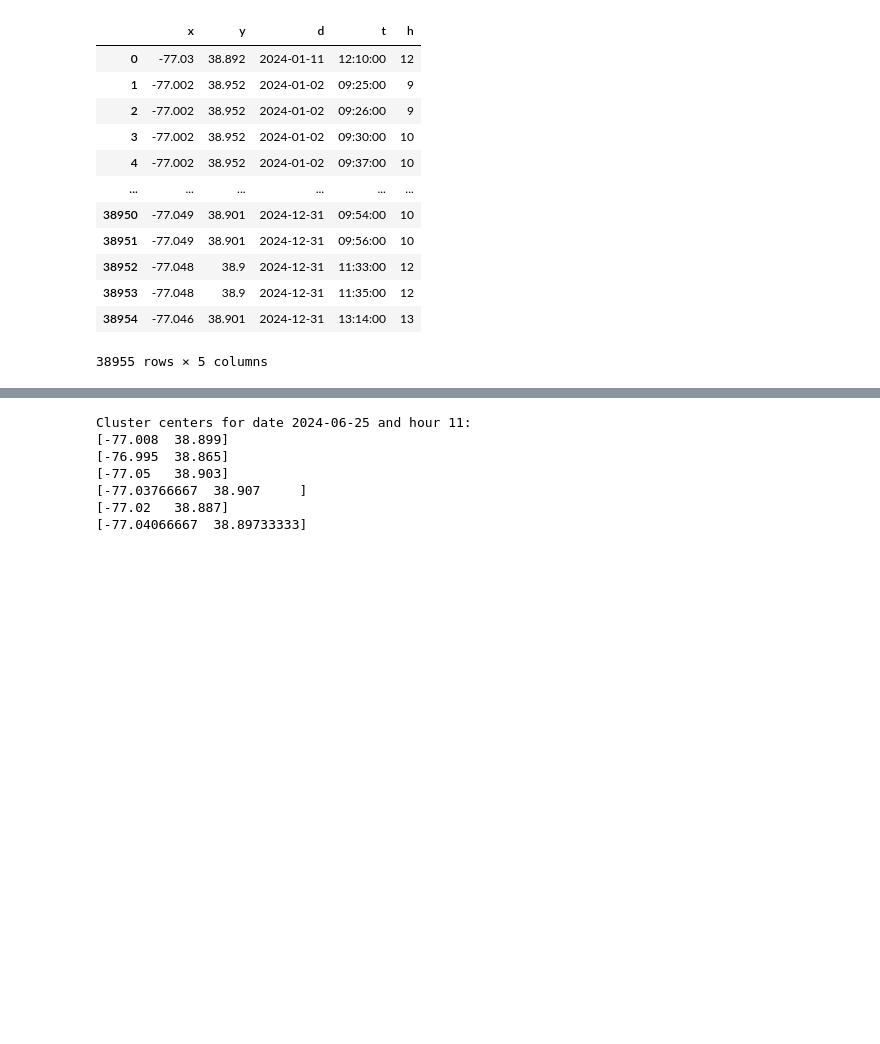
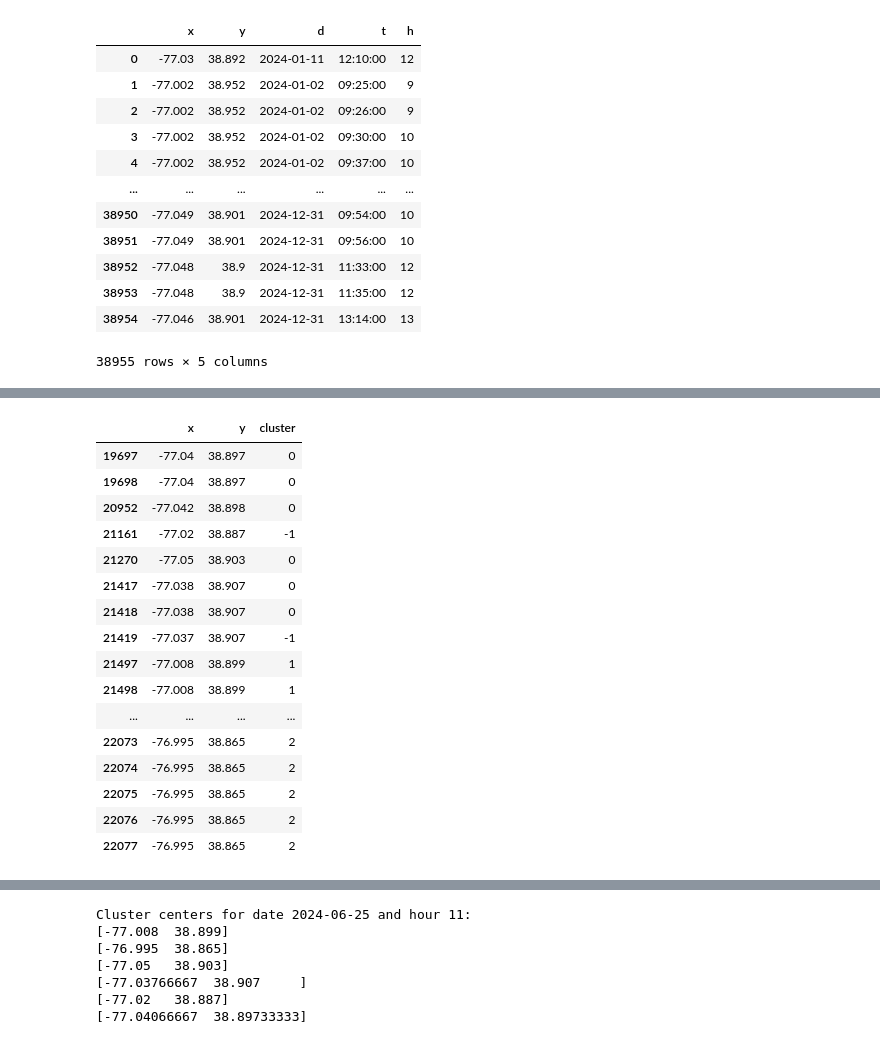
Before and after one commit to reedmarkham/meter-made, a Jupyter notebook: meter_made.ipynb, the cells around one changed output, grey strips where cells are left out. Drawn from its saved outputs; the diff is of its cells as text; code cells hidden in the pictures; blank space fills up the shorter version.

Commit message:
Testing DBSCAN for cluster gen

```diff
--- a/meter_made.ipynb
+++ b/meter_made.ipynb
@@ -351,0 +307,49 @@ Cluster centers for date 2024-06-25 and hour 11:
+# %%
+to_cluster = pd.DataFrame(X_full, columns=['x', 'y', 'd', 't', 'h'])
+# %%
+# prompt: using to_cluster compute DBSCAN clusters in a function that filters to_cluster for given d and h
+
+import pandas as pd
+from sklearn.cluster import DBSCAN
+
+def compute_dbscan_clusters(to_cluster, d, h):
+  """Computes DBSCAN clusters for a given date and hour.
+
+  Args:
+    to_cluster: A pandas DataFrame with columns 'x', 'y', 'd', 't', 'h'.
+    d: The date to filter for.
+    h: The hour to filter for.
+
+  Returns:
+    A pandas DataFrame with columns 'x', 'y', 'cluster', containing the clustered
+    data for the specified date and hour.
+  """
+  filtered_data = to_cluster[(to_cluster['d'] == d) & (to_cluster['h'] == h)][['x', 'y']]
+  if filtered_data.empty:
+    return pd.DataFrame(columns=['x', 'y', 'cluster'])
+  db = DBSCAN(eps=0.01, min_samples=5).fit(filtered_data)
+  labels = db.labels_
+  core = db.core_sample_indices_
+  clustered_data = filtered_data.copy()
+  clustered_data['cluster'] = labels
+  return clustered_data
+
+compute_dbscan_clusters(to_cluster, datetime.date(2024, 6, 25), 11)
+# %% [output]
+|  | x | y | cluster |
+| 19697 | -77.04 | 38.897 | 0 |
+| 19698 | -77.04 | 38.897 | 0 |
+| 20952 | -77.042 | 38.898 | 0 |
+| 21161 | -77.02 | 38.887 | -1 |
+| 21270 | -77.05 | 38.903 | 0 |
+| 21417 | -77.038 | 38.907 | 0 |
+| 21418 | -77.038 | 38.907 | 0 |
+| 21419 | -77.037 | 38.907 | -1 |
+| 21497 | -77.008 | 38.899 | 1 |
+| 21498 | -77.008 | 38.899 | 1 |
+| ... | ... | ... | ... |
+| 22073 | -76.995 | 38.865 | 2 |
+| 22074 | -76.995 | 38.865 | 2 |
+| 22075 | -76.995 | 38.865 | 2 |
+| 22076 | -76.995 | 38.865 | 2 |
+| 22077 | -76.995 | 38.865 | 2 |
```
Also changed, not shown: parts of 10 cells of this notebook.
